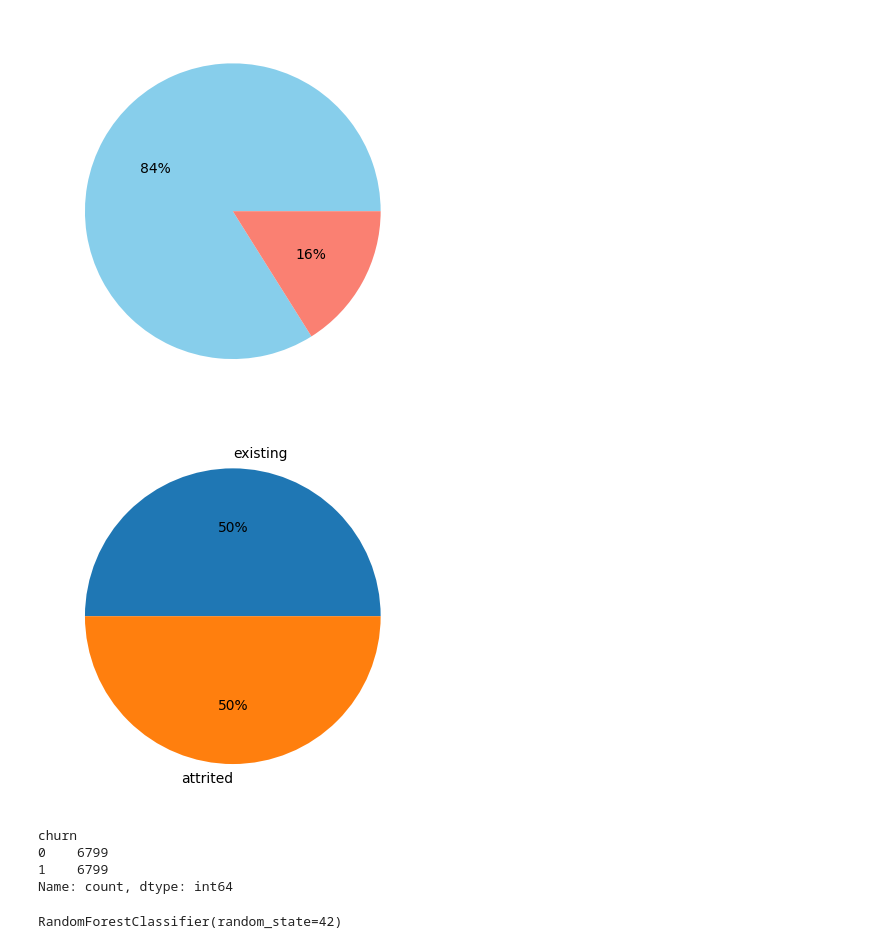
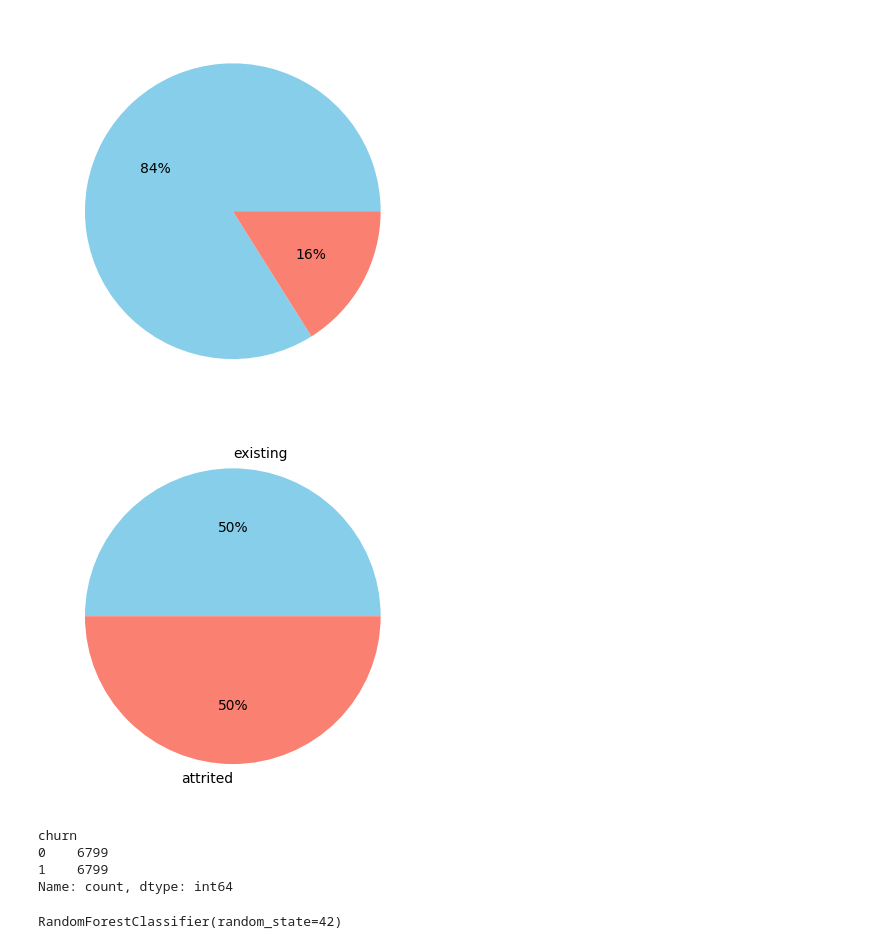
Before and after one commit to bosshussien/Bank_Churn_Analysis, a Jupyter notebook: dataprocessing.ipynb, the cells around one changed output. Drawn from its saved outputs; the diff is of its cells as text; code cells hidden in the pictures.

```diff
--- a/dataprocessing.ipynb
+++ b/dataprocessing.ipynb
@@ -194,11 +202,11 @@ smote_nc = SMOTENC(categorical_features= bool_indecies , random_state=42)
 
 X_train_smote, y_train_smote = smote_nc.fit_resample(X_train, y_train)
 # %%
-plt.pie(y_train_smote.value_counts(), autopct="%.f%%", labels=['existing','attrited'])
+plt.pie(y_train_smote.value_counts(), autopct="%.f%%", labels=['existing','attrited'], colors=['skyblue', 'salmon'])
 plt.show()
 y_train_smote.value_counts()
 # %% [output]
-[figure, old version]
+[figure, new version]
 churn
 0    6799
 1    6799
```
Also changed, not shown: parts of 11 cells of this notebook, 3 other files.
